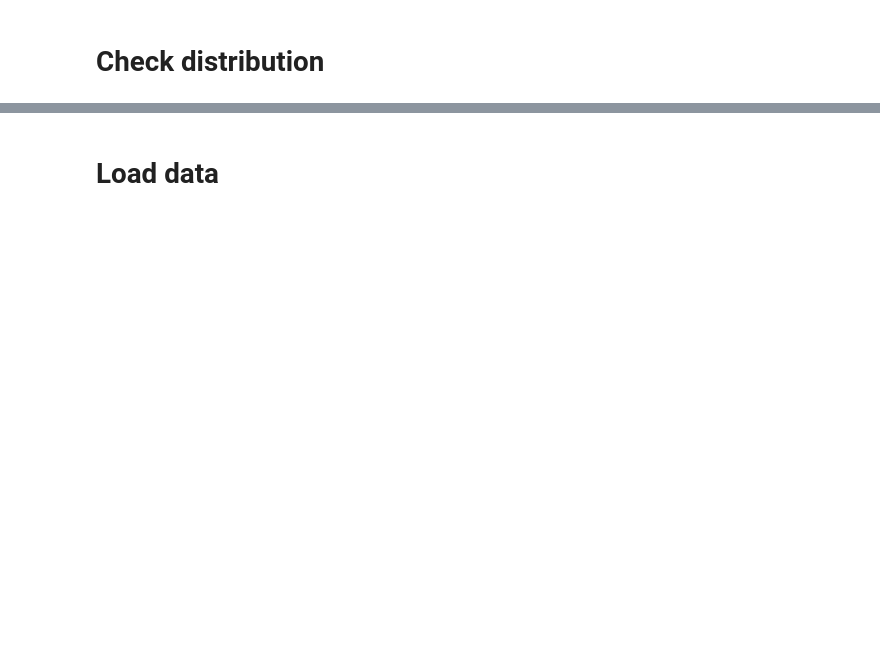
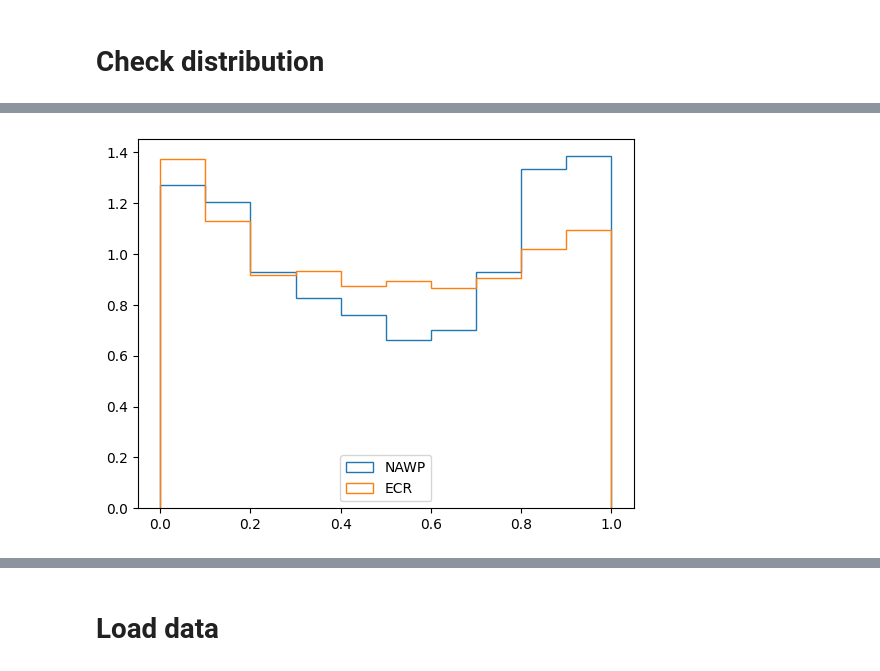
Before and after one commit to knightstark7/XAI-4-YoutubeEngagement, a Jupyter notebook: model_loading.ipynb, the cells around one changed output, grey strips where cells are left out. Drawn from its saved outputs; the diff is of its cells as text; code cells hidden in the pictures; blank space fills up the shorter version.

```diff
--- a/model_loading.ipynb
+++ b/model_loading.ipynb
@@ -49,0 +83,7 @@ plt.show()
+# %%
+plt.hist(prep_df[prep_df['Video_len'] <= var.MAX_SECONDS]['NAWP'], density=True, histtype='step', label='NAWP')
+plt.hist(prep_df[prep_df['Video_len'] <= var.MAX_SECONDS]['ECR'], density=True, histtype='step', label='ECR')
+plt.legend()
+plt.show()
+# %% [output]
+[figure, added]
```
Also changed, not shown: parts of 39 cells of this notebook, 2 other files.
